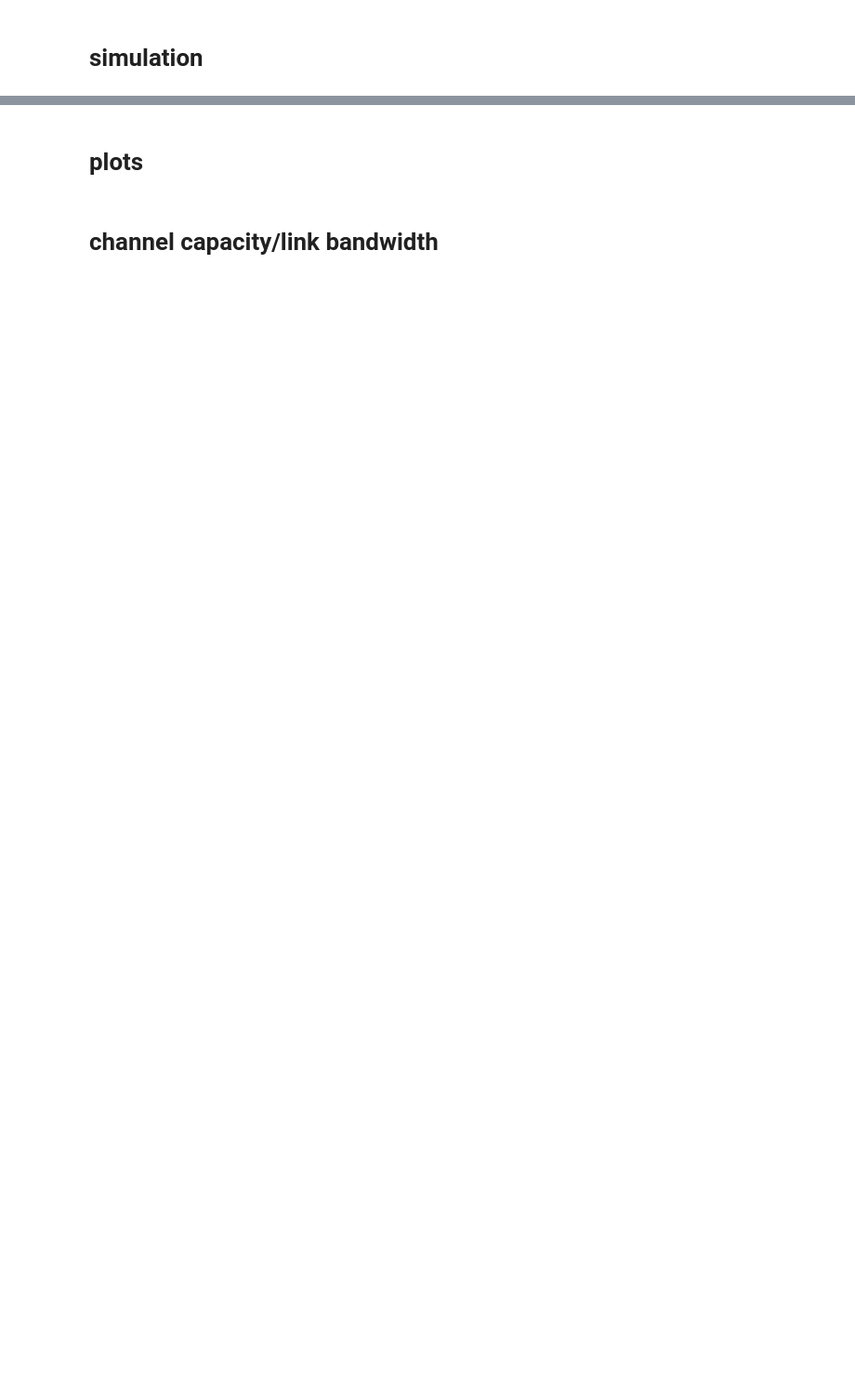
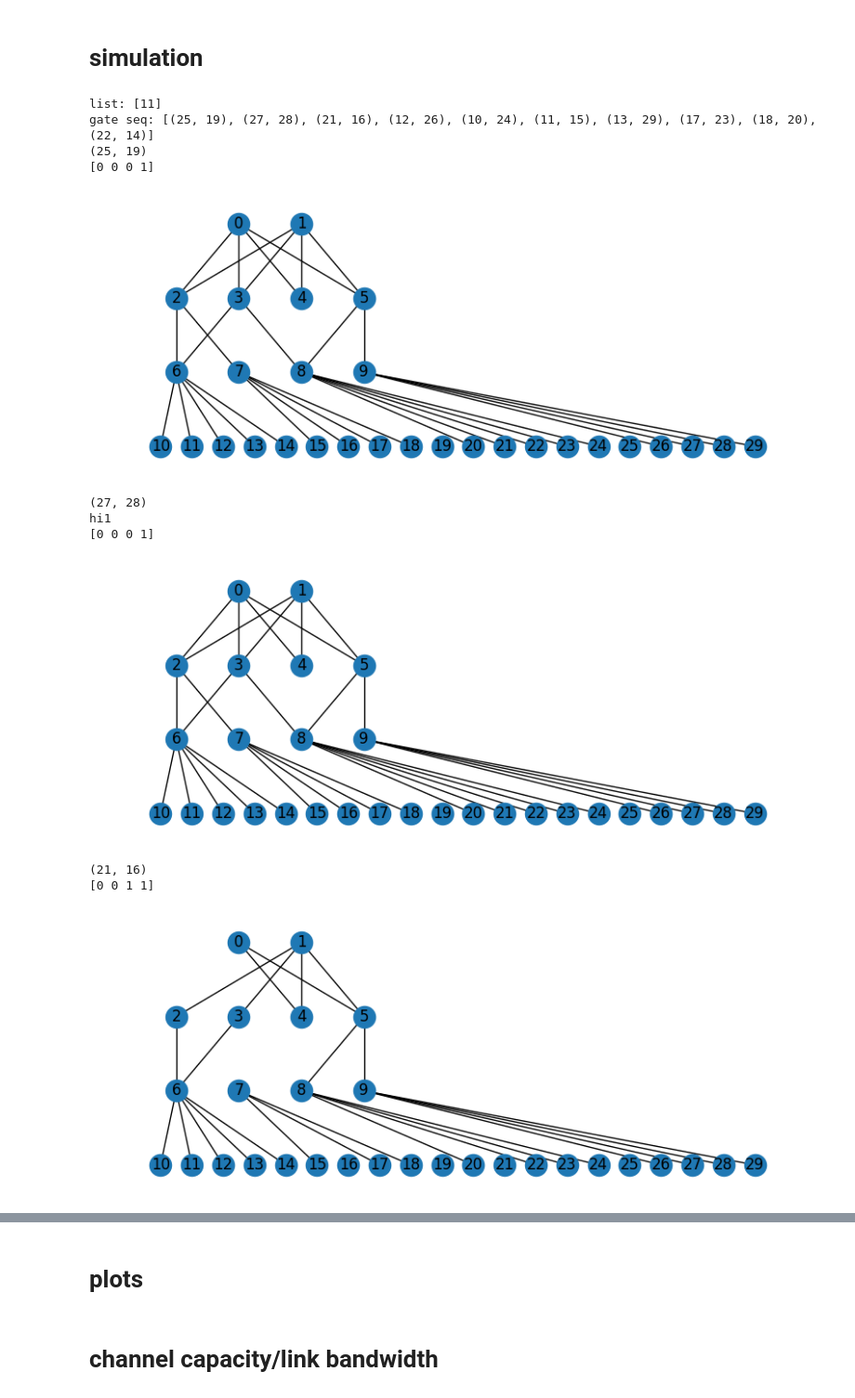
Before and after one commit to hassan-shap/QswitchNet, a Jupyter notebook: switch_net_topo.ipynb, the cells around one changed output, grey strips where cells are left out. Shown at 93% size. Drawn from its saved outputs; the diff is of its cells as text; code cells hidden in the pictures; blank space fills up the shorter version.

```diff
--- a/switch_net_topo.ipynb
+++ b/switch_net_topo.ipynb
@@ -312,8 +314,8 @@ for query in query_seq:
 # # nx.draw(G,  with_labels=True, node_color = color_list)
 # plt.show()
 
-lam_gate_seq = 8  # mean of the Poisson distribution
-size = 4  # size of the sequence
+lam_gate_seq = 10  # mean of the Poisson distribution
+size = 1  # size of the sequence
 
 query_seq = np.random.poisson(lam_gate_seq, size)
 query_seq = query_seq[np.argwhere(query_seq>0)[:,0]]
@@ -330,7 +332,7 @@ for query in query_seq:
 
 
     gate_seq_iter = gate_seq.copy()
-    # print("gate seq:", gate_seq)
+    print("gate seq:", gate_seq)
     # print("num seq:", len(gate_seq))
 
     switch_time = []
@@ -341,7 +343,7 @@ for query in query_seq:
         # print(gate_seq_iter)
         inds_keep = []
         for i_g, g in enumerate(gate_seq_iter):
-            # print(g)
+            print(g)
             if nx.has_path(G_ins,g[0],g[1]):
                 shortestpath = nx.shortest_path(G_ins,g[0],g[1])
                 # print(shortestpath)
@@ -363,37 +365,57 @@ for query in query_seq:
                         bsm_stat[random.sample(b,1)] = 1
                         for u, v in sp:
                             G_ins.remove_edge(u, v)
                     elif bsm_stat[b[0]] == 0:
                         bsm_stat[b[0]] = 1
                         for u, v in sp:
                             G_ins.remove_edge(u, v)
                     elif bsm_stat[b[1]] == 0:
                         bsm_stat[b[1]] = 1
                         for u, v in sp:
                             G_ins.remove_edge(u, v)
+                    else:
+                        # assert 0
+                        print('hi2')
+                        inds_keep.append(i_g)
+
                 elif bsm_stat[b] == 0:
                     bsm_stat[b] = 1
                     for u, v in sp:
                         G_ins.remove_edge(u, v)
 
-                # else:
-                #     assert 0
+                else:
+                    # assert 0
+                    print('hi1')
+                    inds_keep.append(i_g)
                 # # # print(bsm_stat)
-                # print(bsm_stat)
-                # plt.figure(figsize=(8,3))
-                # nx.draw(G_ins, pos,  with_labels=True)#,  node_color = color_list)
-                # # nx.draw(G,  with_labels=True, node_color = color_list)
-                # plt.show()
+                print(bsm_stat)
+                plt.figure(figsize=(8,3))
+                nx.draw(G_ins, pos,  with_labels=True)#,  node_color = color_list)
+                # nx.draw(G,  with_labels=True, node_color = color_list)
+                plt.show()
             else:
                 inds_keep.append(i_g)
 
         switch_time.append(np.array(bsm_stat).sum())
         # print(bsm_stat)
         # plt.figure(figsize=(8,3))
         # nx.draw(G_ins, pos,  with_labels=True)#,  node_color = color_list)
         # # nx.draw(G,  with_labels=True, node_color = color_list)
         # plt.show()
 
         gate_seq_iter = [gate_seq_iter[idx] for idx in inds_keep]
 
     print("num seq:", len(gate_seq), switch_time)
+# %% [output]
+list: [11]
+gate seq: [(25, 19), (27, 28), (21, 16), (12, 26), (10, 24), (11, 15), (13, 29), (17, 23), (18, 20), (22, 14)]
+(25, 19)
+[0 0 0 1]
+[figure, added]
+(27, 28)
+hi1
+[0 0 0 1]
+[figure, added]
+(21, 16)
+[0 0 1 1]
+[figure, added]
```
Also changed, not shown: parts of 8 cells of this notebook, 30 other files.
